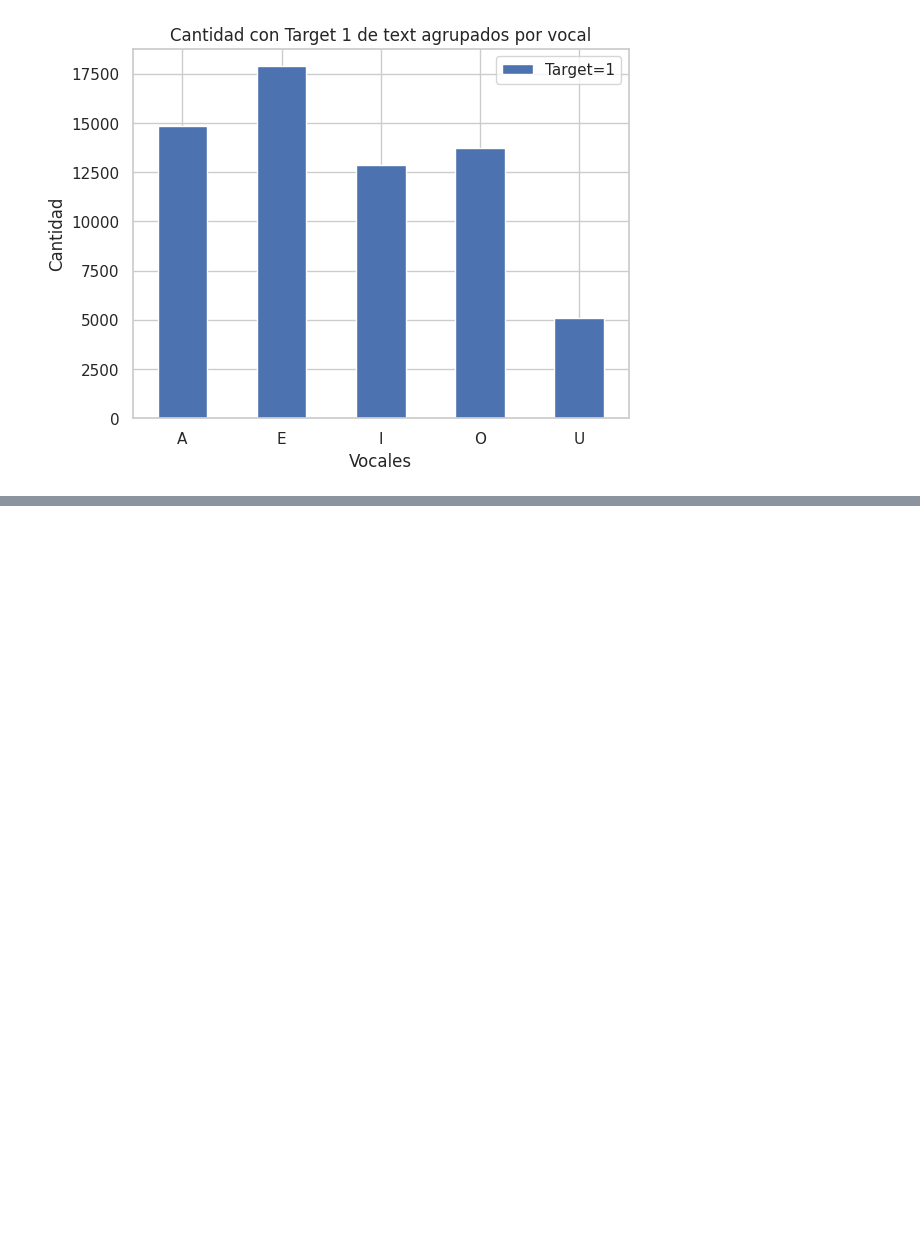
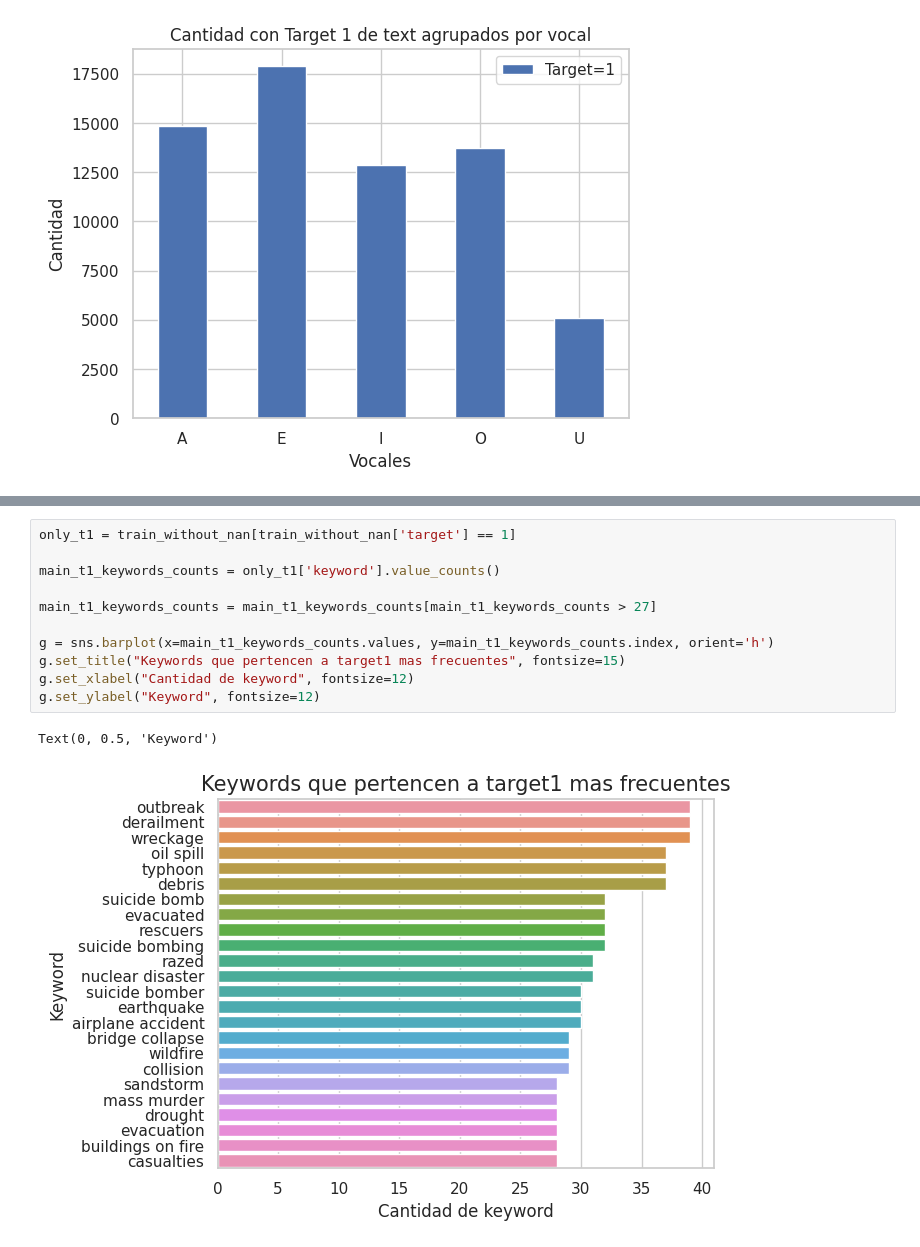
Before and after one commit to maxrinal/nlp-disaster, a Jupyter notebook: Gadacz_104531.ipynb, the cells around one changed output, grey strips where cells are left out. Drawn from its saved outputs; the diff is of its cells as text; blank space fills up the shorter version.

```diff
--- a/Gadacz_104531.ipynb
+++ b/Gadacz_104531.ipynb
@@ -282,0 +282,14 @@ Text(0, 0.5, 'Keyword')
+# %%
+only_t1 = train_without_nan[train_without_nan['target'] == 1]
+
+main_t1_keywords_counts = only_t1['keyword'].value_counts()
+
+main_t1_keywords_counts = main_t1_keywords_counts[main_t1_keywords_counts > 27]
+
+g = sns.barplot(x=main_t1_keywords_counts.values, y=main_t1_keywords_counts.index, orient='h')
+g.set_title("Keywords que pertencen a target1 mas frecuentes", fontsize=15)
+g.set_xlabel("Cantidad de keyword", fontsize=12)
+g.set_ylabel("Keyword", fontsize=12)
+# %% [output]
+Text(0, 0.5, 'Keyword')
+[figure, added]
```
Also changed, not shown: parts of 6 cells of this notebook.
